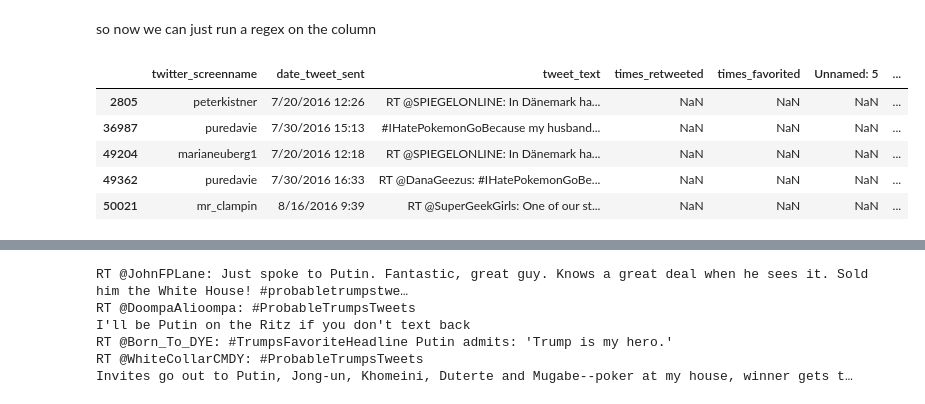
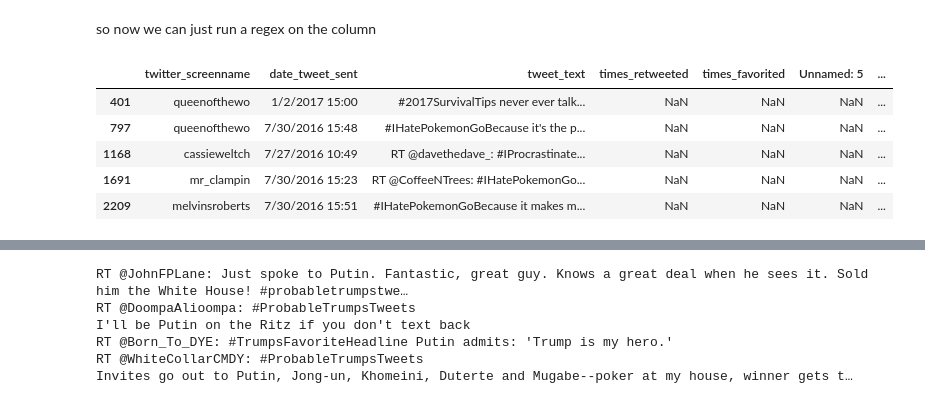
Before and after one commit to macbuse/Fake_Tweets, a Jupyter notebook: russian tweets.ipynb, the cells around one changed output, grey strips where cells are left out. Drawn from its saved outputs; the diff is of its cells as text; code cells hidden in the pictures.

```diff
--- a/russian tweets.ipynb
+++ b/russian tweets.ipynb
@@ -75,16 +77,16 @@ array(['twitter_screenname', 'date_tweet_sent', 'tweet_text',
 # %% [markdown]
 so now we can just run a regex on the column
 # %%
-ph_raw = re.compile(r'\#pokemon\w*', re.IGNORECASE)
+pokemon_regex = re.compile(r'pokemon', re.IGNORECASE)
 # for some reason the fancy indexer won't work with NaN
 # so we have to set a flag to False
-mask = df.tweet_text.str.contains(ph_raw, na=False)
+mask_pokemon = df.tweet_text.str.contains(pokemon_regex, na=False)
 # %%
-df[mask][:5]
+df[mask_pokemon][:5]
 # %% [output]
 |  | twitter_screenname | date_tweet_sent | tweet_text | times_retweeted | times_favorited | Unnamed: 5 | ... |
-| 2805 | peterkistner | 7/20/2016 12:26 | RT @SPIEGELONLINE: In Dänemark ha... | NaN | NaN | NaN | ... |
-| 36987 | puredavie | 7/30/2016 15:13 | #IHatePokemonGoBecause my husband... | NaN | NaN | NaN | ... |
-| 49204 | marianeuberg1 | 7/20/2016 12:18 | RT @SPIEGELONLINE: In Dänemark ha... | NaN | NaN | NaN | ... |
-| 49362 | puredavie | 7/30/2016 16:33 | RT @DanaGeezus: #IHatePokemonGoBe... | NaN | NaN | NaN | ... |
-| 50021 | mr_clampin | 8/16/2016 9:39 | RT @SuperGeekGirls: One of our st... | NaN | NaN | NaN | ... |
+| 401 | queenofthewo | 1/2/2017 15:00 | #2017SurvivalTips never ever talk... | NaN | NaN | NaN | ... |
+| 797 | queenofthewo | 7/30/2016 15:48 | #IHatePokemonGoBecause it's the p... | NaN | NaN | NaN | ... |
+| 1168 | cassieweltch | 7/27/2016 10:49 | RT @davethedave_: #IProcrastinate... | NaN | NaN | NaN | ... |
+| 1691 | mr_clampin | 7/30/2016 15:23 | RT @CoffeeNTrees: #IHatePokemonGo... | NaN | NaN | NaN | ... |
+| 2209 | melvinsroberts | 7/30/2016 15:51 | #IHatePokemonGoBecause it makes m... | NaN | NaN | NaN | ... |
```
Also changed, not shown: parts of 45 cells of this notebook.
